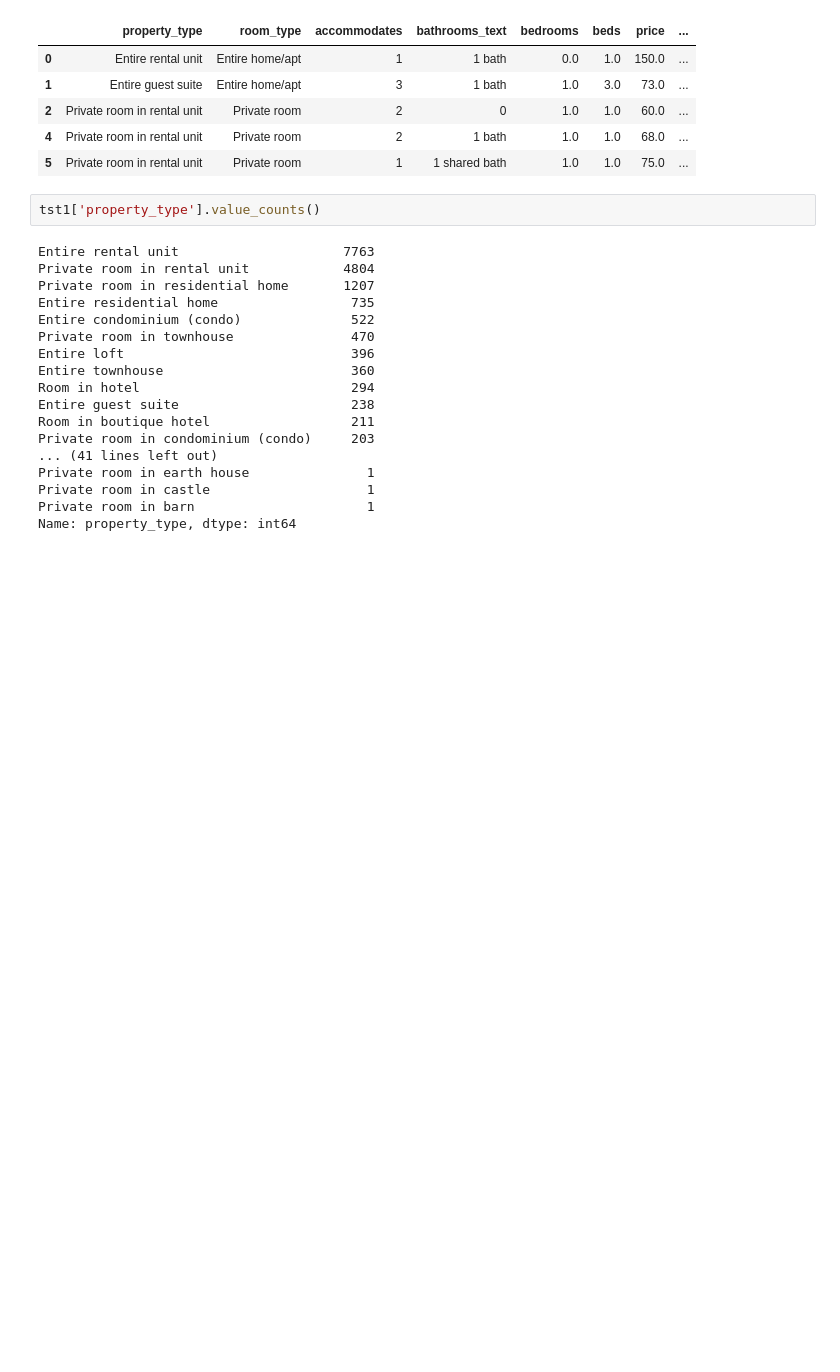
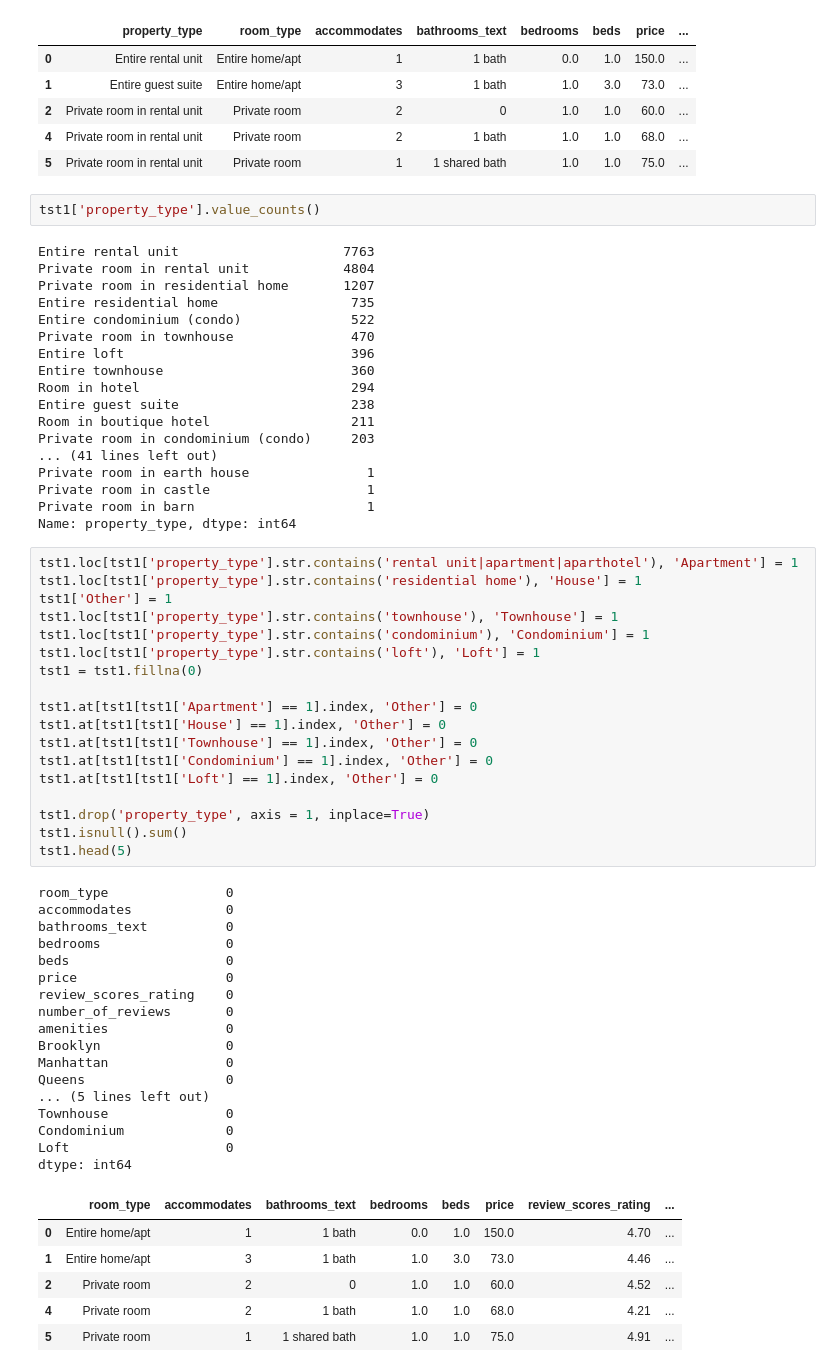
Before and after one commit to whitw/CAUBigdata, a Jupyter notebook: big-data-team-17-cau.ipynb, the cells around one changed output. Saved outputs shown, nothing was run; the diff lists cells and outputs as text; blank space fills up the shorter version.

```diff
--- a/big-data-team-17-cau.ipynb
+++ b/big-data-team-17-cau.ipynb
@@ -774,3 +774,45 @@ Private room in earth house               1
 Private room in castle                    1
 Private room in barn                      1
 Name: property_type, dtype: int64
+# %%
+tst1.loc[tst1['property_type'].str.contains('rental unit|apartment|aparthotel'), 'Apartment'] = 1
+tst1.loc[tst1['property_type'].str.contains('residential home'), 'House'] = 1
+tst1['Other'] = 1
+tst1.loc[tst1['property_type'].str.contains('townhouse'), 'Townhouse'] = 1
+tst1.loc[tst1['property_type'].str.contains('condominium'), 'Condominium'] = 1
+tst1.loc[tst1['property_type'].str.contains('loft'), 'Loft'] = 1
+tst1 = tst1.fillna(0)
+
+tst1.at[tst1[tst1['Apartment'] == 1].index, 'Other'] = 0
+tst1.at[tst1[tst1['House'] == 1].index, 'Other'] = 0
+tst1.at[tst1[tst1['Townhouse'] == 1].index, 'Other'] = 0
+tst1.at[tst1[tst1['Condominium'] == 1].index, 'Other'] = 0
+tst1.at[tst1[tst1['Loft'] == 1].index, 'Other'] = 0
+
+tst1.drop('property_type', axis = 1, inplace=True)
+tst1.isnull().sum()
+tst1.head(5)
+# %% [output]
+room_type               0
+accommodates            0
+bathrooms_text          0
+bedrooms                0
+beds                    0
+price                   0
+review_scores_rating    0
+number_of_reviews       0
+amenities               0
+Brooklyn                0
+Manhattan               0
+Queens                  0
+... (5 lines left out)
+Townhouse               0
+Condominium             0
+Loft                    0
+dtype: int64
+|  | room_type | accommodates | bathrooms_text | bedrooms | beds | price | review_scores_rating | ... |
+| 0 | Entire home/apt | 1 | 1 bath | 0.0 | 1.0 | 150.0 | 4.70 | ... |
+| 1 | Entire home/apt | 3 | 1 bath | 1.0 | 3.0 | 73.0 | 4.46 | ... |
+| 2 | Private room | 2 | 0 | 1.0 | 1.0 | 60.0 | 4.52 | ... |
+| 4 | Private room | 2 | 1 bath | 1.0 | 1.0 | 68.0 | 4.21 | ... |
+| 5 | Private room | 1 | 1 shared bath | 1.0 | 1.0 | 75.0 | 4.91 | ... |
```
Also changed, not shown: parts of 1 cell of this notebook.
